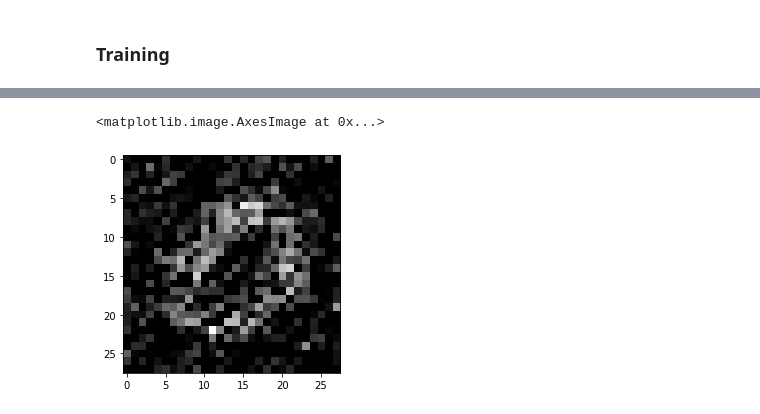
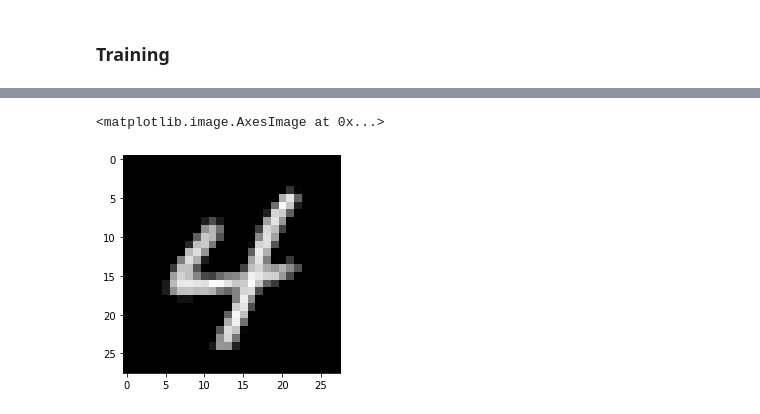
Before and after one commit to JunruL/Variational-Autoencoder, a Jupyter notebook: VAE.ipynb, the cells around one changed output, grey strips where cells are left out. Drawn from its saved outputs; the diff is of its cells as text; code cells hidden in the pictures.

```diff
--- a/VAE.ipynb
+++ b/VAE.ipynb
@@ -45,7 +46,7 @@ for number in range(10):
   data_lst += ['./mnist_png/train/' + str(number) + '/' + str(file) for file in number_lst]
   label_lst += [number for _ in range(len(number_lst))]
 # %%
-dataset = CustomImageDataset(number_lst, label_lst)
+dataset = CustomImageDataset(data_lst, label_lst)
 idx = 10000
 image, label = dataset[idx]
 print(label)
@@ -201,9 +219,9 @@ def compute_elbo(x, x_prime, mu, sigma, log_sigma):
 
     ELBO = -MSE - KL
     '''
-    mse = nn.MSELoss()(x, x_prime)
+    mse = nn.MSELoss(reduction='sum')(x, x_prime)
     kl = -1 * log_sigma + 0.5 * (torch.pow(sigma, 2) + torch.pow(mu, 2)) - 0.5
-    elbo = -1 * mse - torch.sum(kl) / 32
+    elbo = -1 * mse - torch.sum(kl) * 1e-2
 
     return -1 * elbo
 # %%
@@ -214,20 +232,22 @@ tensor(nan, grad_fn=<MulBackward0>)
 # %% [markdown]
 ### Training
+# %%
+device = (torch.device('cuda') if torch.cuda.is_available() else torch.device('cpu'))
 # %%
 train_dataloader = DataLoader(dataset, batch_size=32, shuffle=True, drop_last=True)
-vae = VAE()
+vae = VAE().to(device=device)
 
 learning_rate = 0.001
 optimizer = torch.optim.SGD(vae.parameters(), lr=learning_rate)
 
 epochs = 100
-for epoch in range(epochs):
-  print(epoch)
+
+for epoch in tqdm.tqdm(range(epochs)):
   for data in train_dataloader:
     sample_data, _ = data
+    sample_data = sample_data.to(device=device)
     x_prime, mean, sd, log_sd = vae(sample_data)
     elbo = compute_elbo(sample_data, x_prime, mean, sd, log_sd)
-    print(elbo)
     optimizer.zero_grad()
     elbo.backward()
     optimizer.step()
@@ -240,10 +260,10 @@ plt.imshow(img, cmap='gray')
 # %%
 for data in train_dataloader:
   sample_data, sample_label = data
   break
 
-img_generated = vae(sample_data)[0][0][0].detach().numpy()
+img_generated = vae(sample_data.to(device=device))[0][0][0].detach().cpu().numpy()
 plt.imshow(img_generated, cmap='gray')
 # %% [output]
 <matplotlib.image.AxesImage at 0x...>
-[figure, old version]
+[figure, new version]
```
Also changed, not shown: parts of 7 cells of this notebook.
